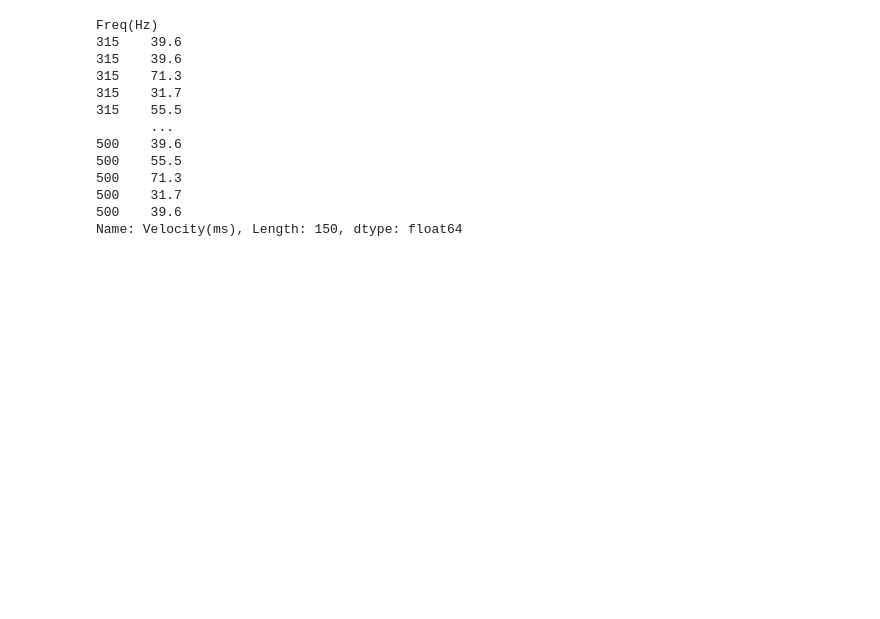
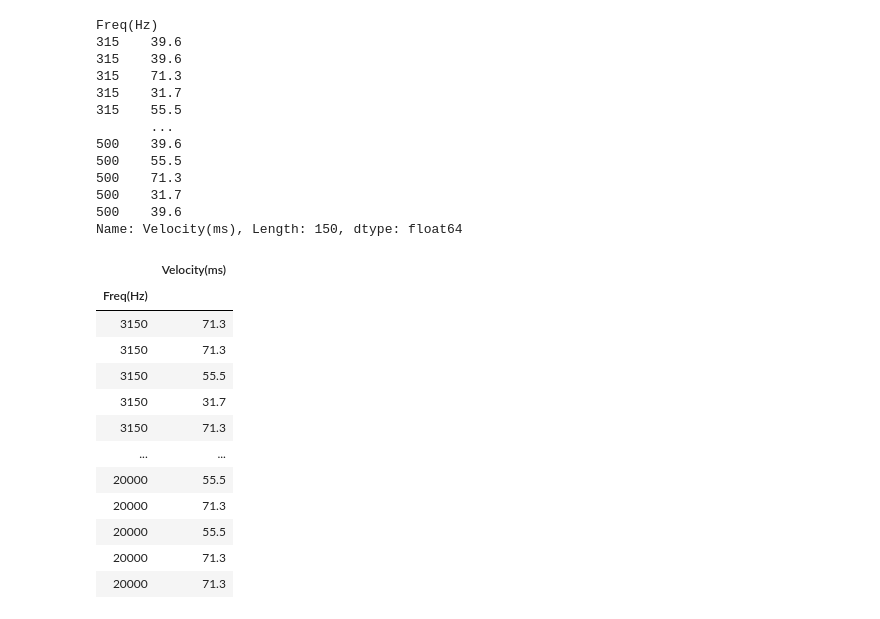
Before and after one commit to Michy01/AIIP_DAV_Visualization-2020, a Jupyter notebook: dav_01_data_wrangling_with_pandas.ipynb, the cells around one changed output. Saved outputs shown, nothing was run; the diff lists cells and outputs as text; code cells hidden in the pictures; blank space fills up the shorter version.

```diff
--- a/dav_01_data_wrangling_with_pandas.ipynb
+++ b/dav_01_data_wrangling_with_pandas.ipynb
@@ -443,5 +443,26 @@ Freq(Hz)
 Name: Velocity(ms), Length: 150, dtype: float64
 # %%
 #index into the dataframe and return all entries with frequencies between 1000 and 10000Hz, for the Velocity column
-data.loc[data.index[[1000:10000]], 2]
+
+# Firstly, we select a range of data collection from index colum
+def get_range(df, start, finish):
+             return df[start:finish]
+df1 = get_range(data, 1000, 10000)
+df1
+# And finaly, we return all the entries with frequencies between 1000 and 10000Hz, for the velocity column.
+df = pd.DataFrame(df1, index=df1.index, columns=['Velocity(ms)'])
+df
 # %% [output]
+|  | Velocity(ms) |
+| Freq(Hz) |  |
+| 3150 | 71.3 |
+| 3150 | 71.3 |
+| 3150 | 55.5 |
+| 3150 | 31.7 |
+| 3150 | 71.3 |
+| ... | ... |
+| 20000 | 55.5 |
+| 20000 | 71.3 |
+| 20000 | 55.5 |
+| 20000 | 71.3 |
+| 20000 | 71.3 |
```
Also changed, not shown: parts of 1 cell of this notebook.
